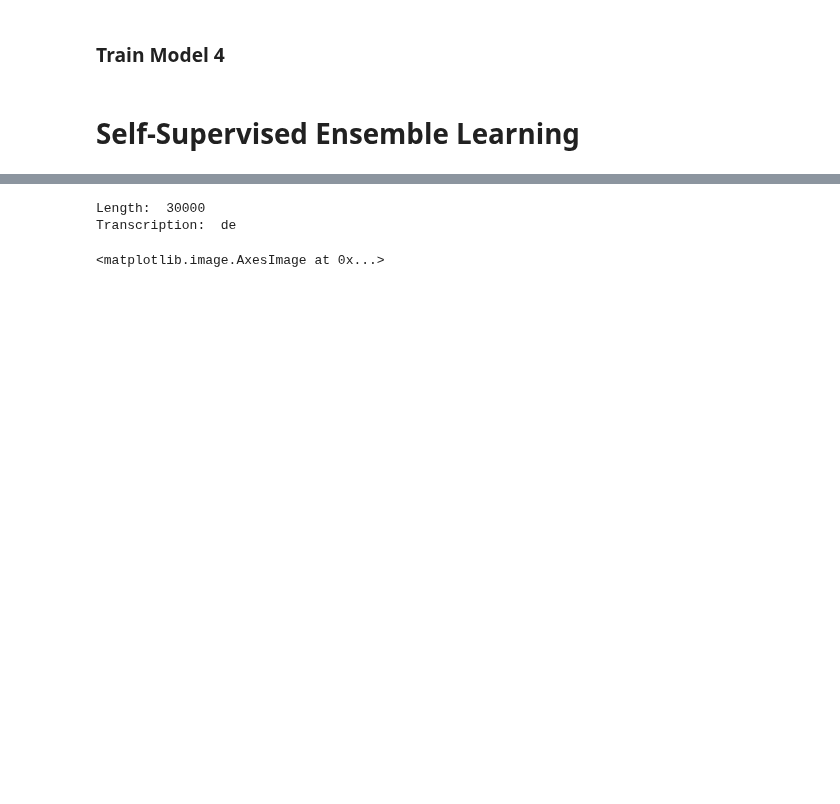
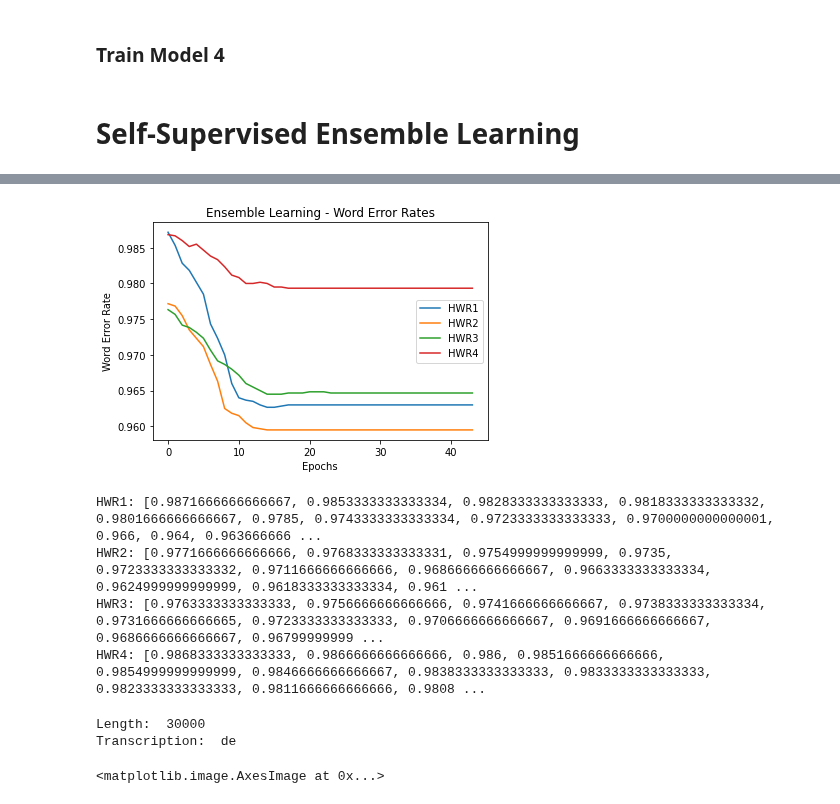
Before and after one commit to ericburdett/cs601r-dl, a Jupyter notebook: tl.ipynb, the cells around one changed output, grey strips where cells are left out. Drawn from its saved outputs; the diff is of its cells as text; code cells hidden in the pictures; blank space fills up the shorter version.

```diff
--- a/tl.ipynb
+++ b/tl.ipynb
@@ -1428,3 +1495,23 @@ KeyboardInterrupt:
+# %%
+plt.title('Ensemble Learning - Word Error Rates')
+plt.xlabel('Epochs')
+plt.ylabel('Word Error Rate')
+plt.plot(wers[0], label='HWR1')
+plt.plot(wers[1], label='HWR2')
+plt.plot(wers[2], label='HWR3')
+plt.plot(wers[3], label='HWR4')
+plt.legend()
+plt.show()
+print('HWR1:', wers[0])
+print('HWR2:', wers[1])
+print('HWR3:', wers[2])
+print('HWR4:', wers[3])
+# %% [output]
+[figure, added]
+HWR1: [0.9871666666666667, 0.9853333333333334, 0.9828333333333333, 0.9818333333333332, 0.9801666666666667, 0.9785, 0.9743333333333334, 0.9723333333333333, 0.9700000000000001, 0.966, 0.964, 0.963666666 ...
+HWR2: [0.9771666666666666, 0.9768333333333331, 0.9754999999999999, 0.9735, 0.9723333333333332, 0.9711666666666666, 0.9686666666666667, 0.9663333333333334, 0.9624999999999999, 0.9618333333333334, 0.961 ...
+HWR3: [0.9763333333333333, 0.9756666666666666, 0.9741666666666667, 0.9738333333333334, 0.9731666666666665, 0.9723333333333333, 0.9706666666666667, 0.9691666666666667, 0.9686666666666667, 0.96799999999 ...
+HWR4: [0.9868333333333333, 0.9866666666666666, 0.986, 0.9851666666666666, 0.9854999999999999, 0.9846666666666667, 0.9838333333333333, 0.9833333333333333, 0.9823333333333333, 0.9811666666666666, 0.9808 ...
 # %%
 rimes = RimesDataset(total_imgs=30000)
 index = 10226
```
Also changed, not shown: parts of 8 cells of this notebook.
